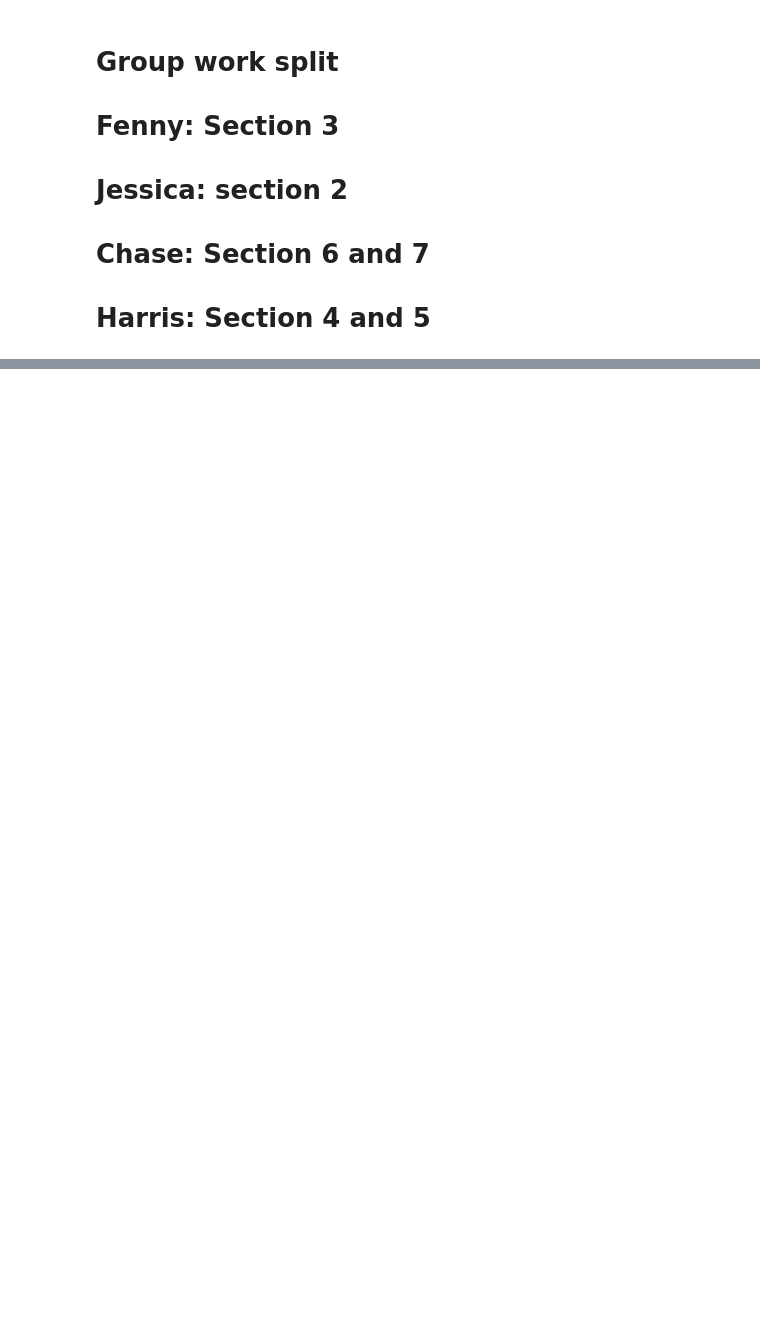
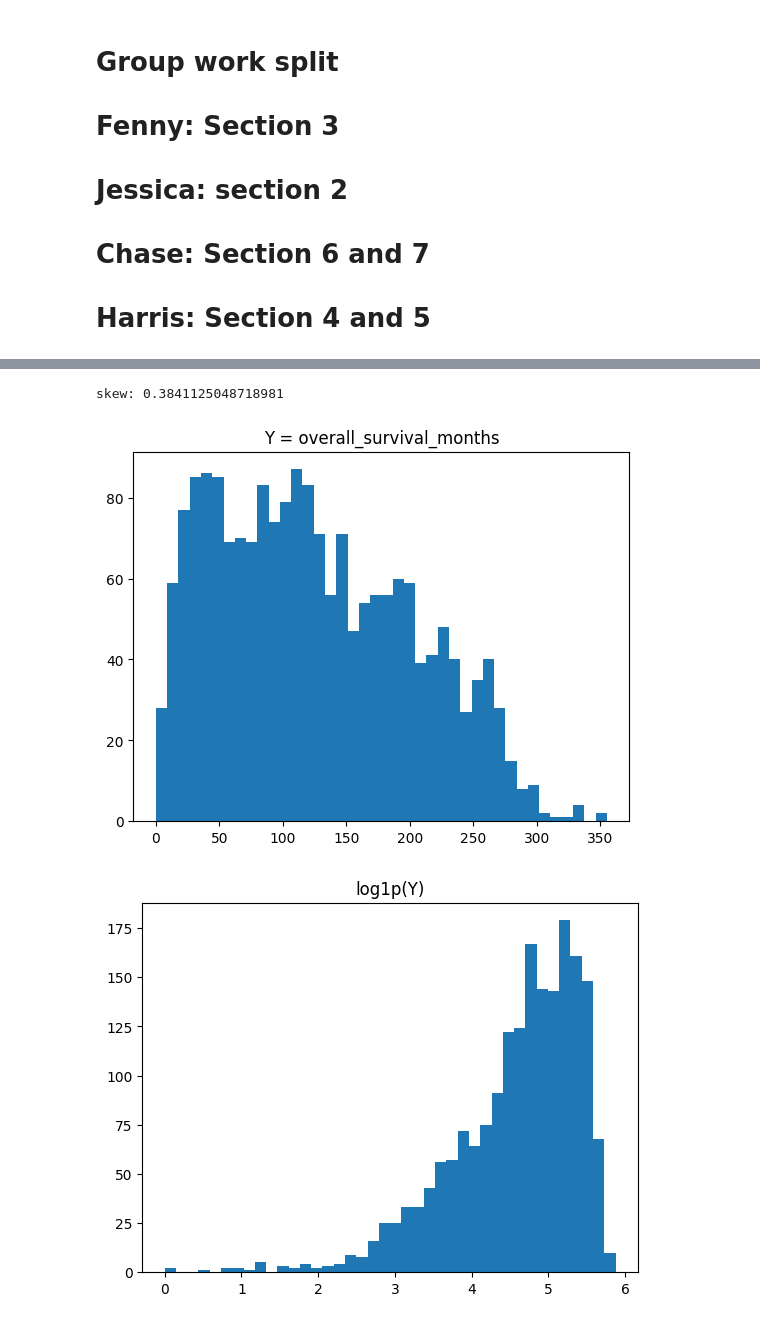
Before and after one commit to harrisdurrani/data_mining_project, a Jupyter notebook: project.ipynb, the cells around one changed output, grey strips where cells are left out. Drawn from its saved outputs; the diff is of its cells as text; code cells hidden in the pictures; blank space fills up the shorter version.

```diff
--- a/project.ipynb
+++ b/project.ipynb
@@ -25,6 +64,9 @@ cancer_data.head()
 | 3 | 6 | 47.68 | MASTECTOMY | Breast Cancer | Breast Mixed Ductal and Lobular C... | Moderate | ... |
 | 4 | 8 | 76.97 | MASTECTOMY | Breast Cancer | Breast Mixed Ductal and Lobular C... | High | ... |
 5 rows × 693 columns
+# %%
+# Chosen variables
+predictors = cancer_data[['age_at_diagnosis', 'cancer_type_detailed', 'chemotherapy', 'tumor_stage', 'tumor_size', 'type_of_breast_surgery', 'death_from_cancer', 'overall_survival_months']]
 # %% [markdown]
 # Summary Statistics
 # %%
@@ -97,0 +177,9 @@ print(survival_tumor_size_correlation)
+# %%
+# Break up `predictors` variable
+features = ["age_at_diagnosis","cancer_type_detailed","chemotherapy",
+            "tumor_stage","tumor_size","type_of_breast_surgery","death_from_cancer"]
+target = "overall_survival_months"
+
+X = predictors[[target] + features].copy()
+miss = X.isna().mean().sort_values(ascending=False)
+miss
@@ -97,0 +203,14 @@ print(survival_tumor_size_correlation)
+# %%
+# Drop NA's
+Y = X[target].dropna()
+
+# Skew value
+print("skew:", Y.skew())
+
+# Distribution and log distribution
+plt.hist(Y, bins=40); plt.title("Y = overall_survival_months"); plt.show()
+plt.hist(np.log1p(Y), bins=40); plt.title("log1p(Y)"); plt.show()
+# %% [output]
+skew: 0.3841125048718981
+[figure, added]
+[figure, added]
```
Also changed, not shown: parts of 32 cells of this notebook, 2 other files.
